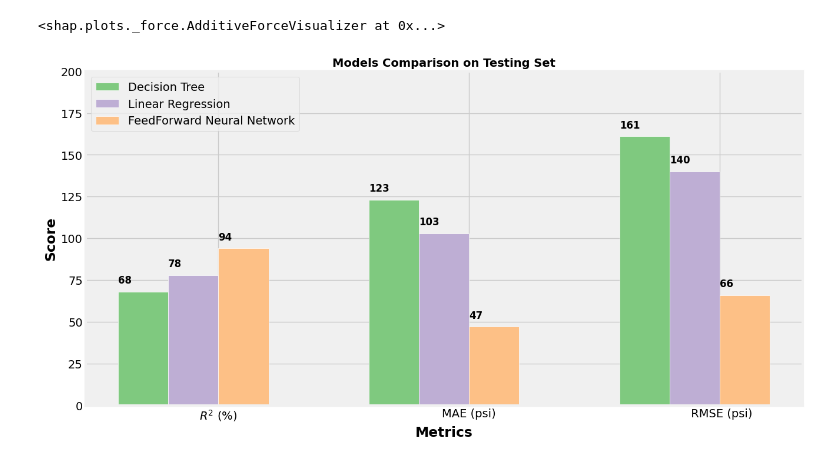
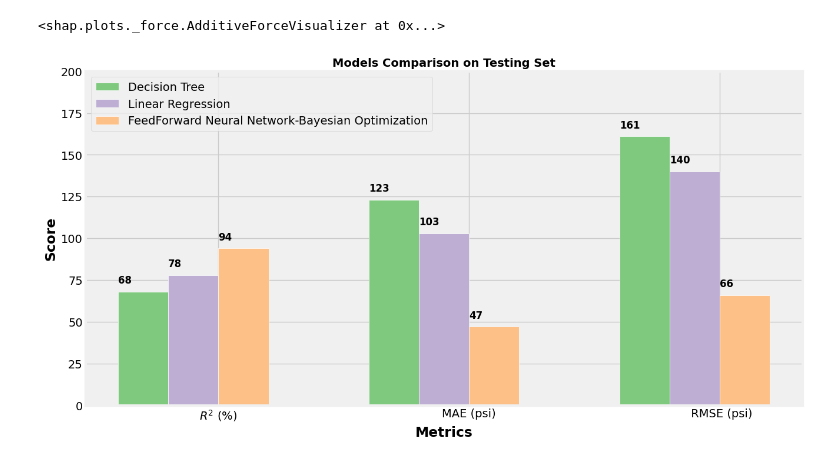
Before and after one commit to ashrafalaghbari/ProBHP, a Jupyter notebook: notebooks/FFNN.ipynb, the cells around one changed output. Cells and saved outputs as stored; diff of their text form; code cells hidden in the pictures.

```diff
--- a/notebooks/FFNN.ipynb
+++ b/notebooks/FFNN.ipynb
@@ -278,7 +278,8 @@ def objective(**params):
     np.random.seed(0)
 
     # Print the hyperparameters
-    print(f"n_layers={n_layers}, neurons={neurons}, activations={activations}, optimizer={optimizer}, batch_size={batch_size}")
+    print(f"n_layers={n_layers}, neurons={neurons}, activations={activations}, optimizer={optimizer},"
+          f"batch_size={batch_size}")
     # Access the count variable
     global combination_count
     combination_count += 1
@@ -743,32 +744,32 @@ r3 = [x + barWidth for x in r2]
 
 # Make the plot
 ax1.bar(r1, dt_score, width=barWidth, edgecolor='white', label='Decision Tree', color="#7fc97f")
 ax1.bar(r2, lr_score, width=barWidth, edgecolor='white', label='Linear Regression', color="#beaed4")
-ax1.bar(r3, nn_score, width=barWidth, edgecolor='white', label='FeedForward Neural Network', color="#fdc086")
+ax1.bar(r3, nn_score, width=barWidth, edgecolor='white', label='FeedForward Neural Network-Bayesian Optimization', color="#fdc086")
 
 # Add scores to the top of each bar
 for i, v in enumerate(dt_score):
     ax1.text(i - 0.1, v + 5, str(v), color='black', fontweight='bold', fontsize=12)
 for i, v in enumerate(lr_score):
     ax1.text(i + barWidth - 0.1, v + 5, str(v), color='black', fontweight='bold', fontsize=12)
 for i, v in enumerate(nn_score):
     ax1.text(i + 2*barWidth - 0.1, v + 5, str(v), color='black', fontweight='bold', fontsize=12)
 
 # Configure x and y axis
 ax1.set_xlabel('Metrics', fontweight='bold')
 
 
 labels = [r'$R^2$ (%)', 'MAE (psi)', ' RMSE (psi)']
 ax1.set_xticks([r + (barWidth * 1.5) for r in range(len(lr_score))])
 ax1.set_xticklabels(labels)
 ax1.set_ylabel('Score', fontweight='bold')
 ax1.set_ylim(0, 200)
 
 # Create legend & title
 ax1.set_title('Models Comparison on Testing Set', fontsize=14, fontweight='bold')
 ax1.legend(loc='upper left')
 
 # Display the plot
 plt.show()
 # %% [output]
-[figure, old version]
+[figure, new version]
```
Also changed, not shown: 2 other files.
